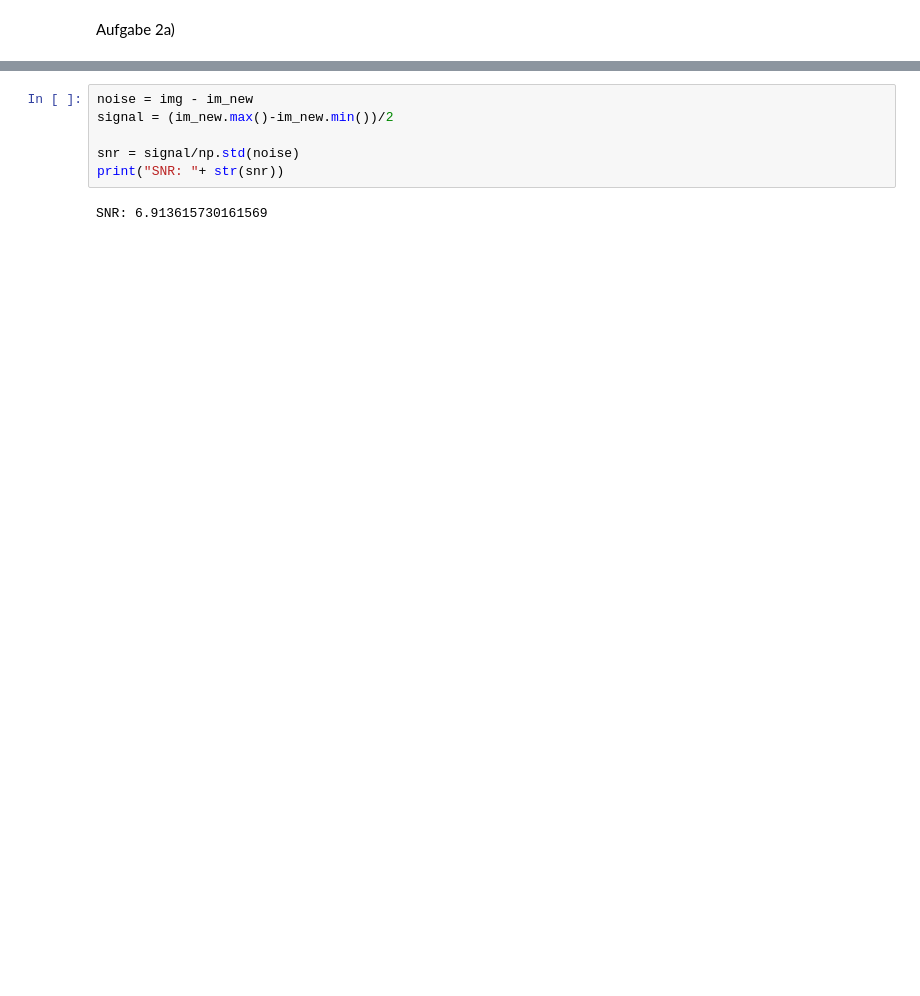
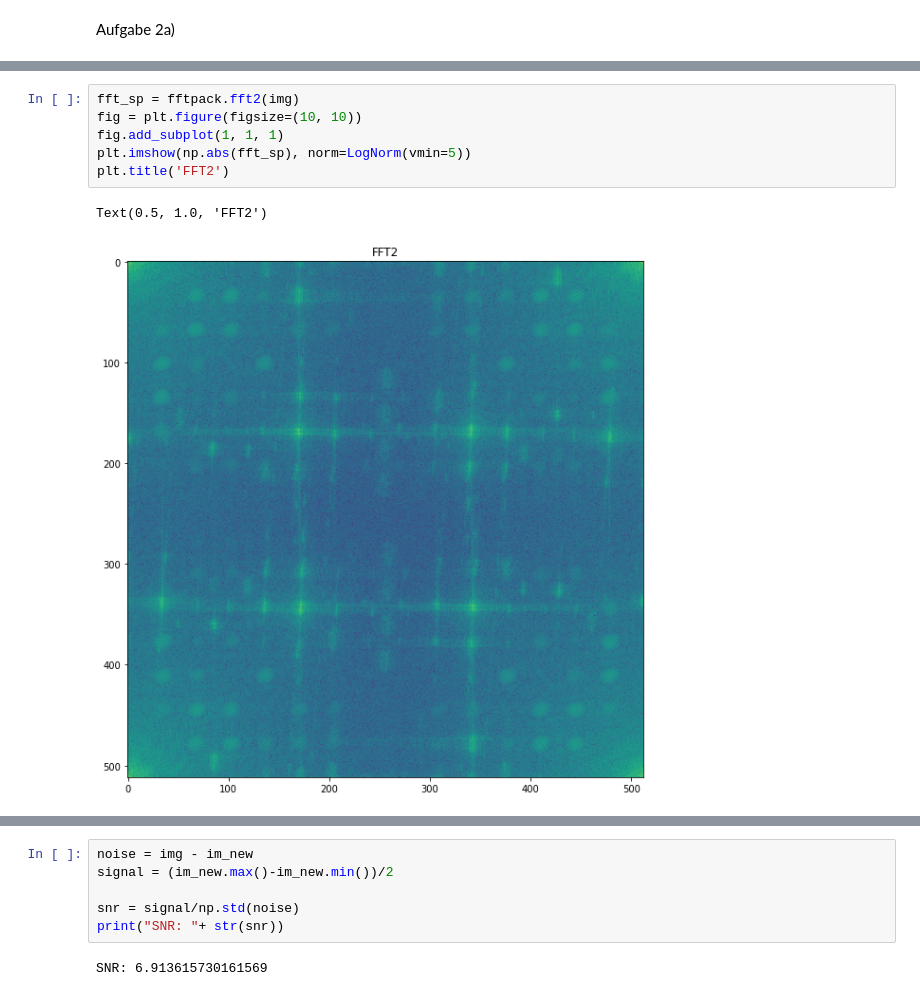
Before and after one commit to dichterbaer/SysBV, a Jupyter notebook: aufgabe3.ipynb, the cells around one changed output, grey strips where cells are left out. Drawn from its saved outputs; the diff is of its cells as text; blank space fills up the shorter version.

```diff
--- a/aufgabe3.ipynb
+++ b/aufgabe3.ipynb
@@ -180 +144,10 @@ plt.imshow(np.abs(img_fft), norm=LogNorm(vmin=5))
+# %%
+fft_sp = fftpack.fft2(img)
+fig = plt.figure(figsize=(10, 10))
+fig.add_subplot(1, 1, 1)
+plt.imshow(np.abs(fft_sp), norm=LogNorm(vmin=5))
+plt.title('FFT2')
+# %% [output]
+Text(0.5, 1.0, 'FFT2')
+[figure, added]
 # %%
```
Also changed, not shown: parts of 21 cells of this notebook.
